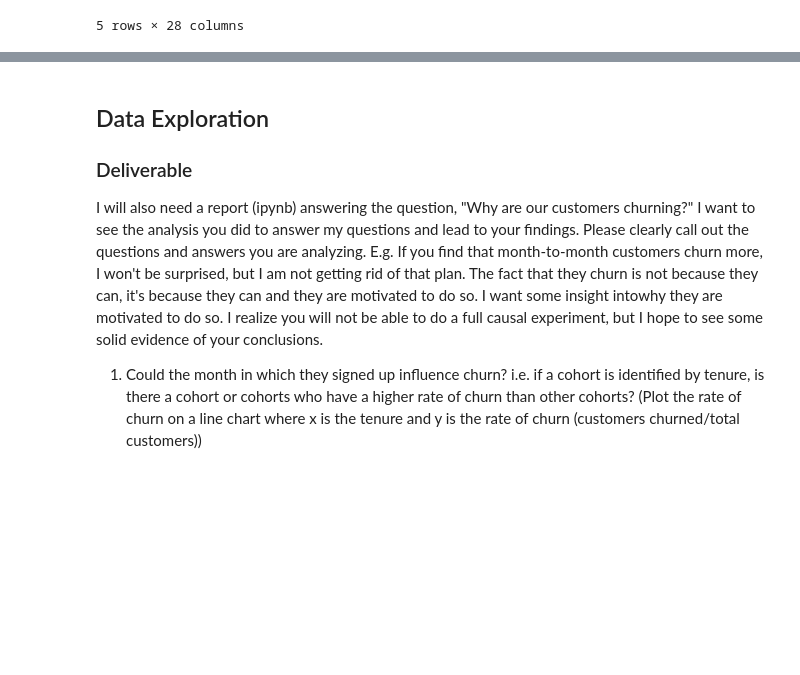
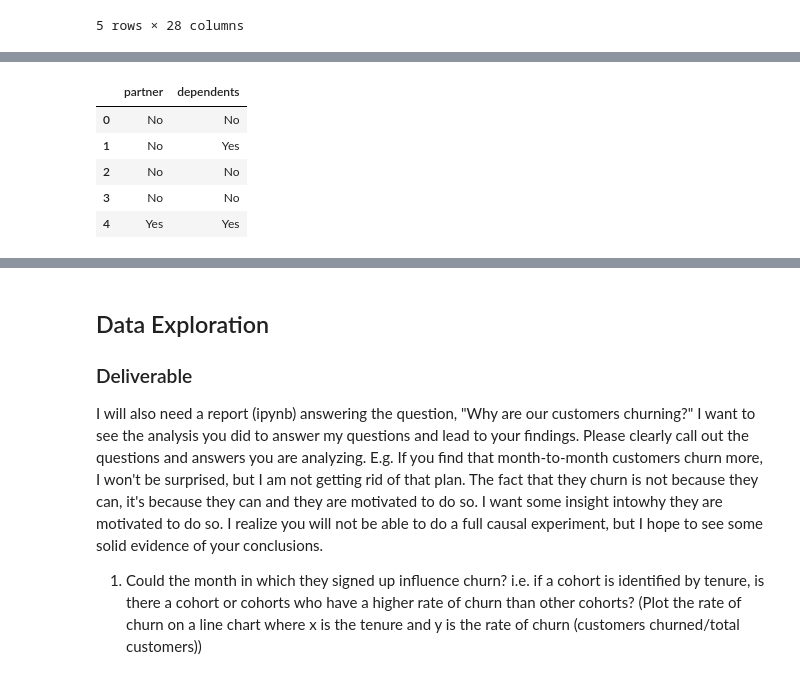
Before and after one commit to jess-katy/classification_project, a Jupyter notebook: Classification_Proj_Jess_Katy_MASTER.ipynb, the cells around one changed output, grey strips where cells are left out. Cells and saved outputs as stored; diff of their text form; code cells hidden in the pictures; blank space fills up the shorter version.

```diff
--- a/Classification_Proj_Jess_Katy_MASTER.ipynb
+++ b/Classification_Proj_Jess_Katy_MASTER.ipynb
@@ -176,0 +193,9 @@ df.head()
+# %%
+df[['partner','dependents']].head()
+# %% [output]
+|  | partner | dependents |
+| 0 | No | No |
+| 1 | No | Yes |
+| 2 | No | No |
+| 3 | No | No |
+| 4 | Yes | Yes |
```
Also changed, not shown: parts of 11 cells of this notebook.
